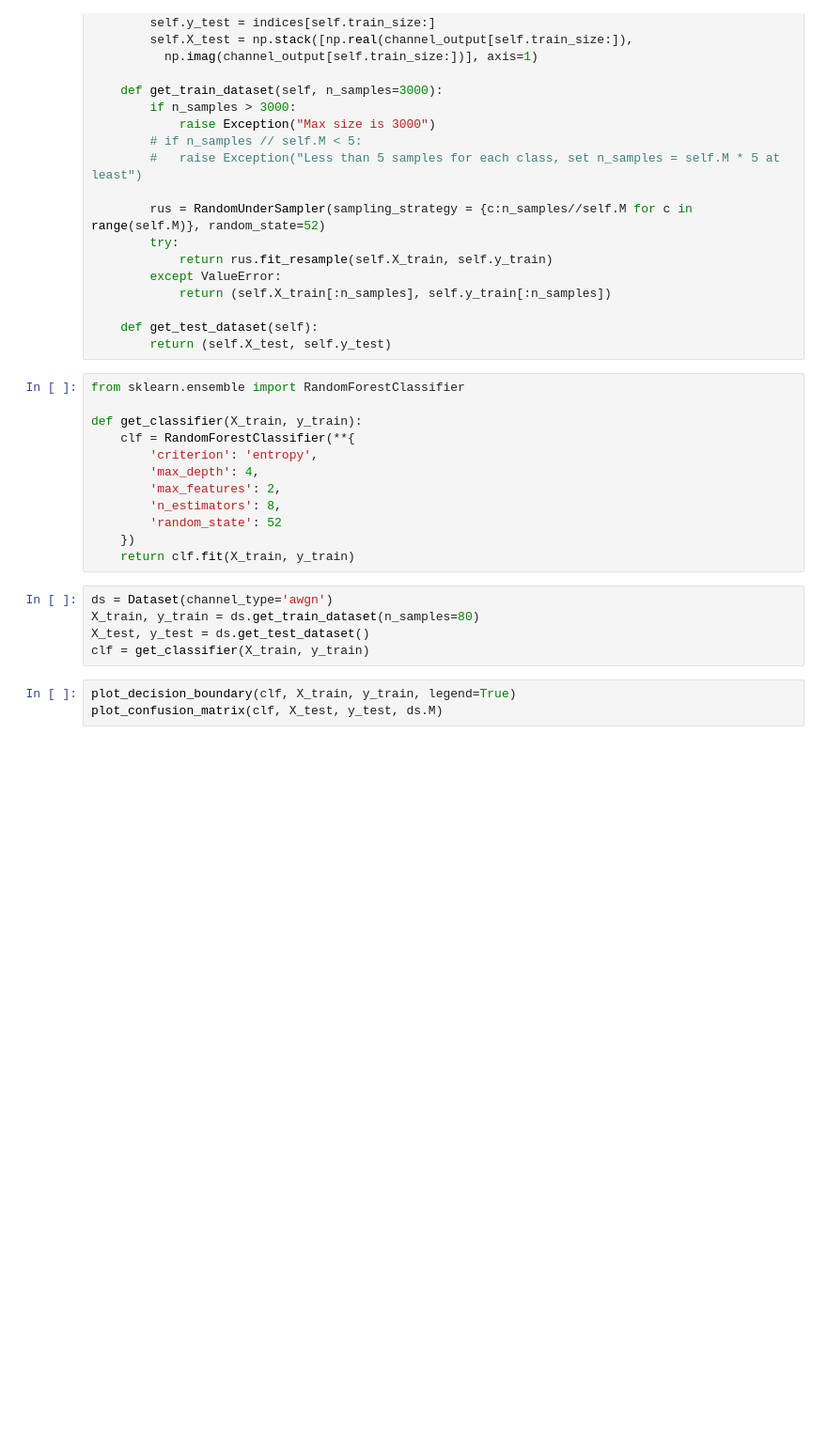
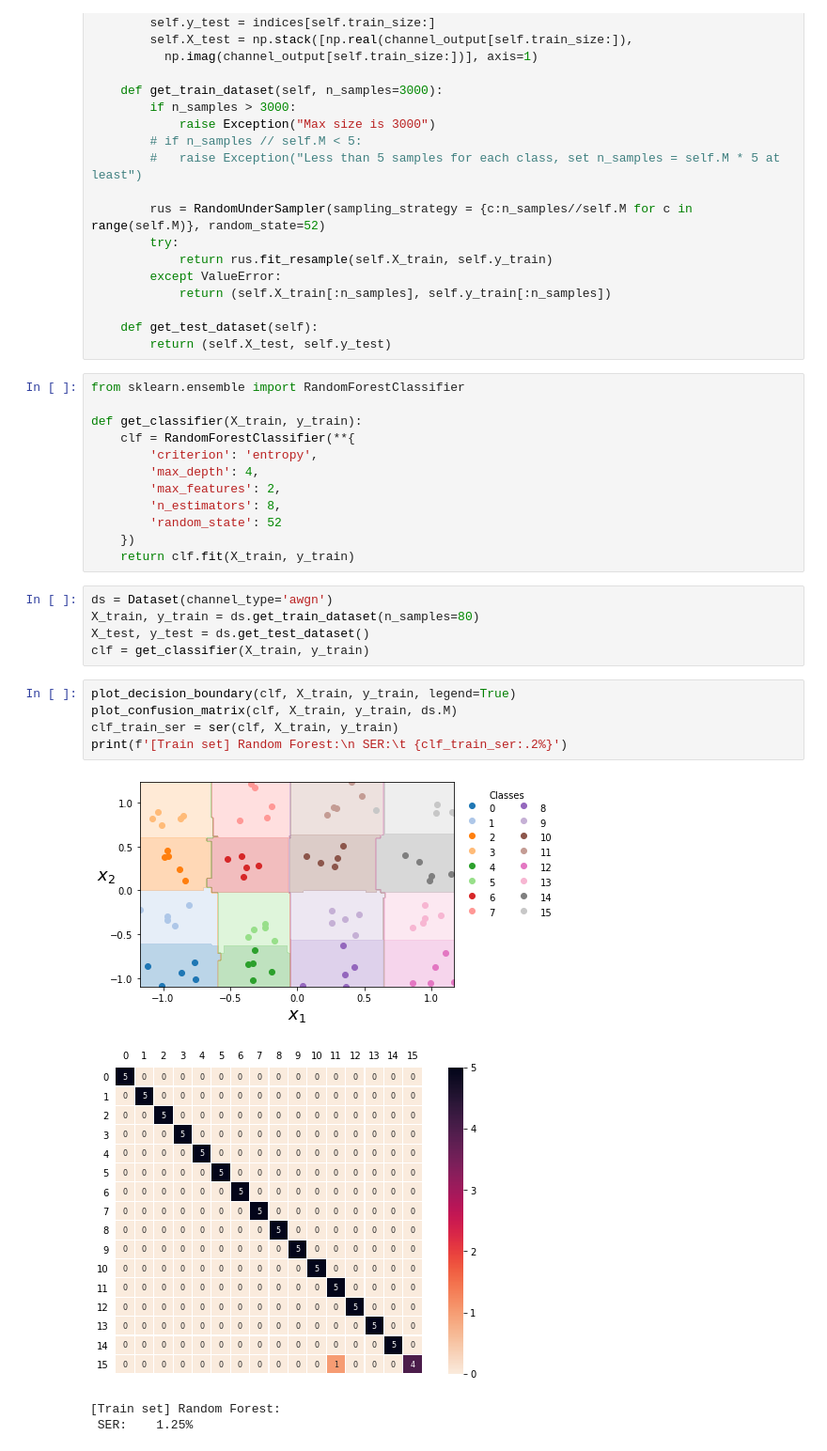
Before and after one commit to diegodantasf/ic-telecom-project, a Jupyter notebook: meu_classificador_awgn.ipynb, the cells around one changed output. Shown at 94% size. Saved outputs shown, nothing was run; the diff lists cells and outputs as text; blank space fills up the shorter version.

Commit message:
add plot test plots

```diff
--- a/meu_classificador_awgn.ipynb
+++ b/meu_classificador_awgn.ipynb
@@ -97,5 +97,12 @@ X_test, y_test = ds.get_test_dataset()
 clf = get_classifier(X_train, y_train)
 # %%
 plot_decision_boundary(clf, X_train, y_train, legend=True)
-plot_confusion_matrix(clf, X_test, y_test, ds.M)
+plot_confusion_matrix(clf, X_train, y_train, ds.M)
+clf_train_ser = ser(clf, X_train, y_train)
+print(f'[Train set] Random Forest:\n SER:\t {clf_train_ser:.2%}')
+# %% [output]
+[figure, added]
+[figure, added]
+[Train set] Random Forest:
+ SER:    1.25%
 # %%
```
Also changed, not shown: parts of 2 cells of this notebook.
